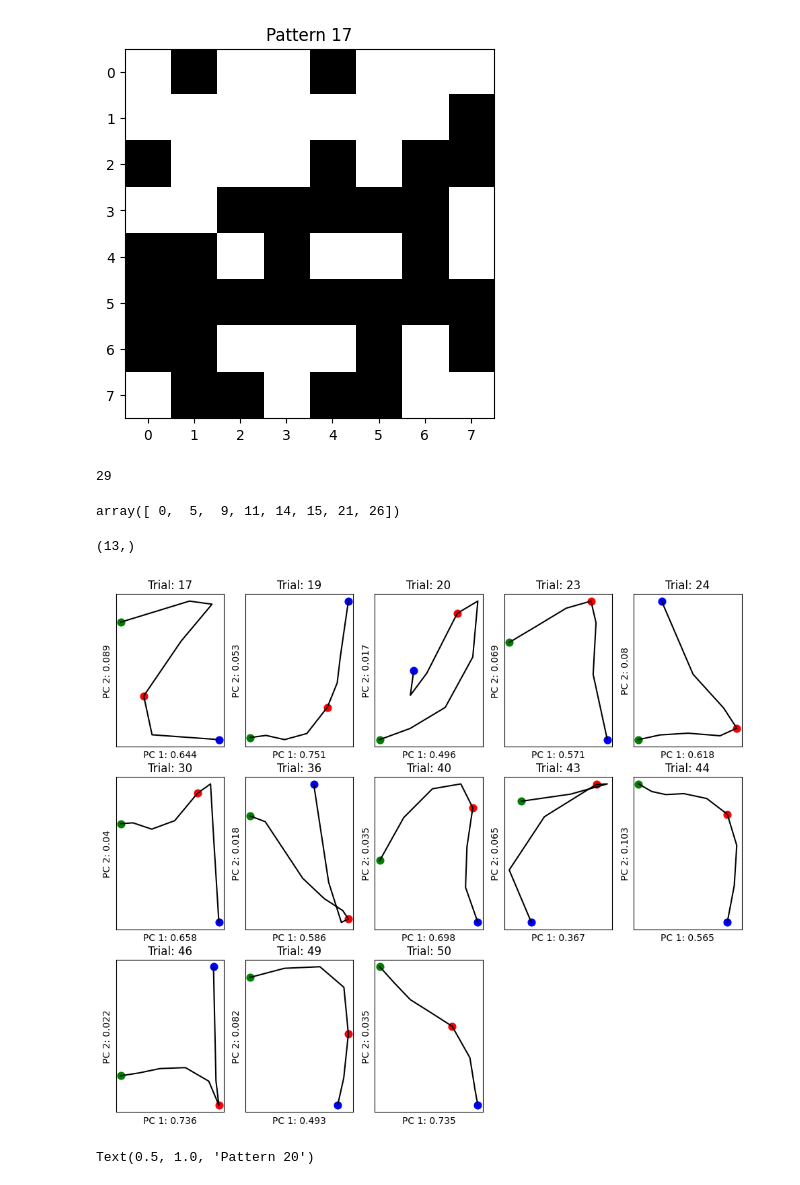
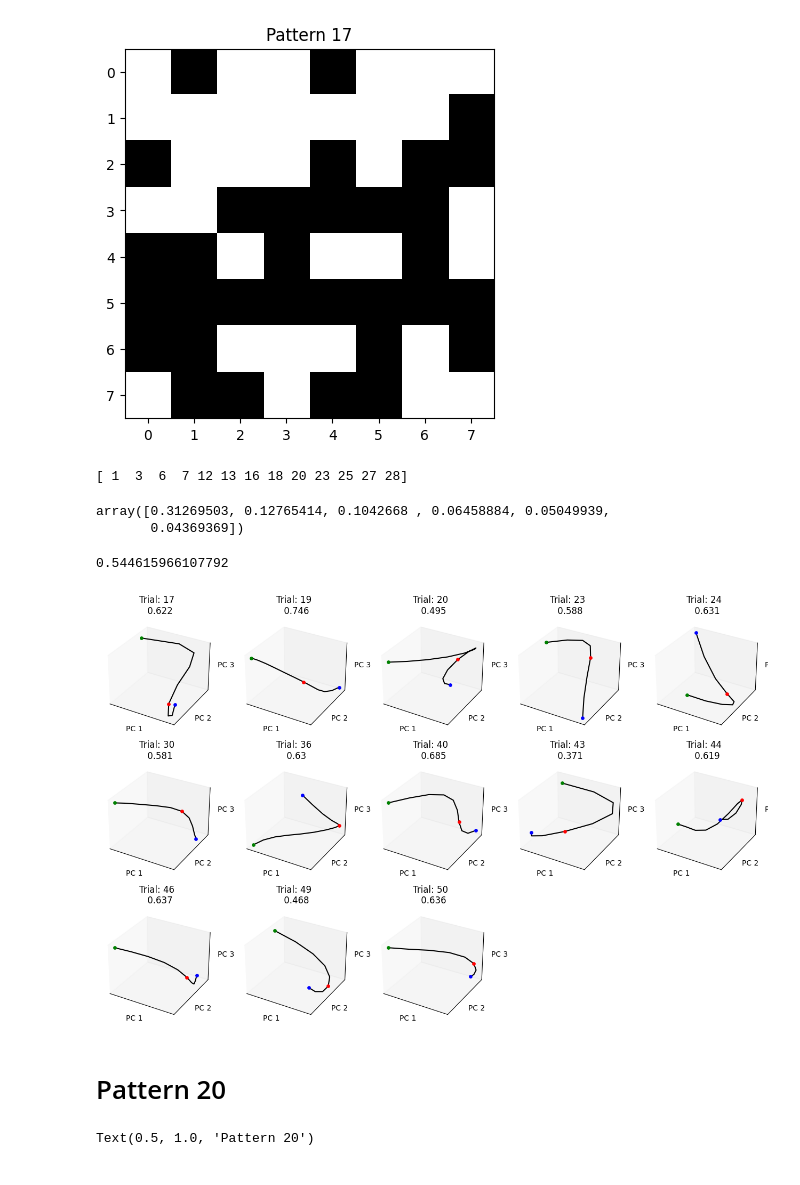
Before and after one commit to hantman-lab/realSpike, a Jupyter notebook: notebooks/pro-svd/PCA_stim.ipynb, the cells around one changed output. Drawn from its saved outputs; the diff is of its cells as text; code cells hidden in the pictures.

```diff
--- a/notebooks/pro-svd/PCA_stim.ipynb
+++ b/notebooks/pro-svd/PCA_stim.ipynb
@@ -282,6 +230,6 @@ def apply_kalman_filter(data, A=1, H=1, Q=1e-2, R=1, initial_state=None):
 # %%
 #binned = np.random.poisson(0.5, (4, 100))  # fake binned data
-smoothed = apply_kalman_filter(binned_spikes)
+smoothed = kalman_filter(binned_spikes)
 # %%
 import matplotlib.pyplot as plt
 
@@ -540,11 +545,3 @@ plt.title("Pattern 17")
 # %% [output]
 Text(0.5, 1.0, 'Pattern 17')
 [figure]
-# %%
-len(all_data)
-# %% [output]
-29
-# %%
-ixs
-# %% [output]
-array([ 0,  5,  9, 11, 14, 15, 21, 26])
@@ -553,51 +548,83 @@ array([ 0,  5,  9, 11, 14, 15, 21, 26])
-# %%
-np.where(data["pattern_id"][control_idxs] == 17)[0].shape
-# %% [output]
-(13,)
+# %%
+ixs = np.where(data["pattern_id"][control_idxs] == 17)[0]
+print(ixs)
+
+sub_data = [all_data[i] for i in ixs]
+# %% [output]
+[ 1  3  6  7 12 13 16 18 20 23 25 27 28]
+# %%
+pca = PCA(n_components=6)
+
+pca_data = list()
+
+lift_start = int(50 / bin_size)
+after_lift = int(300 / bin_size) + lift_start
+
+for d in sub_data:
+    pca_data.append(d[:, lift_start:after_lift])
+
+d = np.concatenate(pca_data, axis=1)
+
+pca.fit(d.T)
+
+pca.explained_variance_ratio_
+# %% [output]
+array([0.31269503, 0.12765414, 0.1042668 , 0.06458884, 0.05049939,
+       0.04369369])
+# %%
+pca.explained_variance_ratio_[:3].sum()
+# %% [output]
+0.544615966107792
 # %%
-fig, axes = plt.subplots(3, 5, figsize=(12, 10))
+fig, axes = plt.subplots(3, 5, figsize=(16, 10), subplot_kw=dict(projection='3d'))
 
 # Flatten axes array for easy iteration
 axes = axes.flatten()
 
 ixs = np.where(data["pattern_id"][control_idxs] == 17)[0]
 
 sub_data = [all_data[i] for i in ixs]
 
 for i, p in enumerate(sub_data):
 
     explained_var, p = get_trial_PCA(p, pca)
 
     lift = int(data["lift_ms"][0, control_idxs[i]] / bin_size)
     # grab duration
     grab = int(data["grab_ms"][0,control_idxs[i]] / bin_size)
     # mouth duration
     mouth = int(data["mouth_ms"][0,control_idxs[i]] / bin_size)
 
     lift_start = int(50 / bin_size)
     grab_start = lift_start + (grab - lift)
     mouth_start = lift_start + (mouth-lift)
 
     # p = gaussian_filter1d(p, sigma=0.05)
-    p = gaussian_filter1d(p, sigma=1, axis=0)
+    p = gaussian_filter1d(p, sigma=2, axis=0)
 
     #axes[i].scatter(p[:, 0], p[:, 1], s=1, c=colors)
-    axes[i].plot(p[lift_start:mouth_start+1, 0], p[lift_start:mouth_start+1, 1], c="black")
-    axes[i].set_xlabel(f"PC 1: {round(explained_var[0], 3)}")
-    axes[i].set_ylabel(f"PC 2: {round(explained_var[1], 3)}")
-    axes[i].set_title(f"Trial: {control_idxs[i]}")
+    axes[i].plot(p[lift_start:mouth_start+1, 0], p[lift_start:mouth_start+1, 1], p[lift_start:mouth_start+1, 2], c="black")
+    axes[i].set_xlabel(f"PC 1", labelpad=-7)
+    axes[i].set_ylabel(f"PC 2", labelpad=-7)
+    axes[i].set_zlabel(f"PC 3", labelpad=-7)
+    axes[i].set_title(f"Trial: {control_idxs[i]} \n {round(explained_var.sum(), 3)}")
     axes[i].set_xticks([])
     axes[i].set_yticks([])
+    axes[i].set_zticks([])
 
 
-    axes[i].scatter(p[lift_start, 0], p[lift_start, 1], s=60, c="blue")
-    axes[i].scatter(p[grab_start, 0], p[grab_start, 1], s=60, c="red")
-    axes[i].scatter(p[mouth_start, 0], p[mouth_start, 1], s=60, c="green")
+    axes[i].scatter(p[lift_start, 0], p[lift_start, 1], p[lift_start, 2], s=15, c="blue")
+    axes[i].scatter(p[grab_start, 0], p[grab_start, 1], p[grab_start, 2], s=15, c="red")
+    axes[i].scatter(p[mouth_start, 0], p[mouth_start, 1], p[mouth_start, 2], s=15, c="green")
 
 axes[-1].remove()
 axes[-2].remove()
+
+plt.savefig(f"/home/clewis/repos/realSpike/data/rb50_20250127/PCA_stim_pattern_{17}_{bin_size}ms.png")
 # %% [output]
-[figure, old version]
+[figure, new version]
+# %% [markdown]
+# Pattern 20
 # %%
 plt.imshow(all_patterns[20], cmap="binary", vmin=0, vmax=1)
 plt.title("Pattern 20")
```
Also changed, not shown: parts of 66 cells of this notebook, 2 other files.
